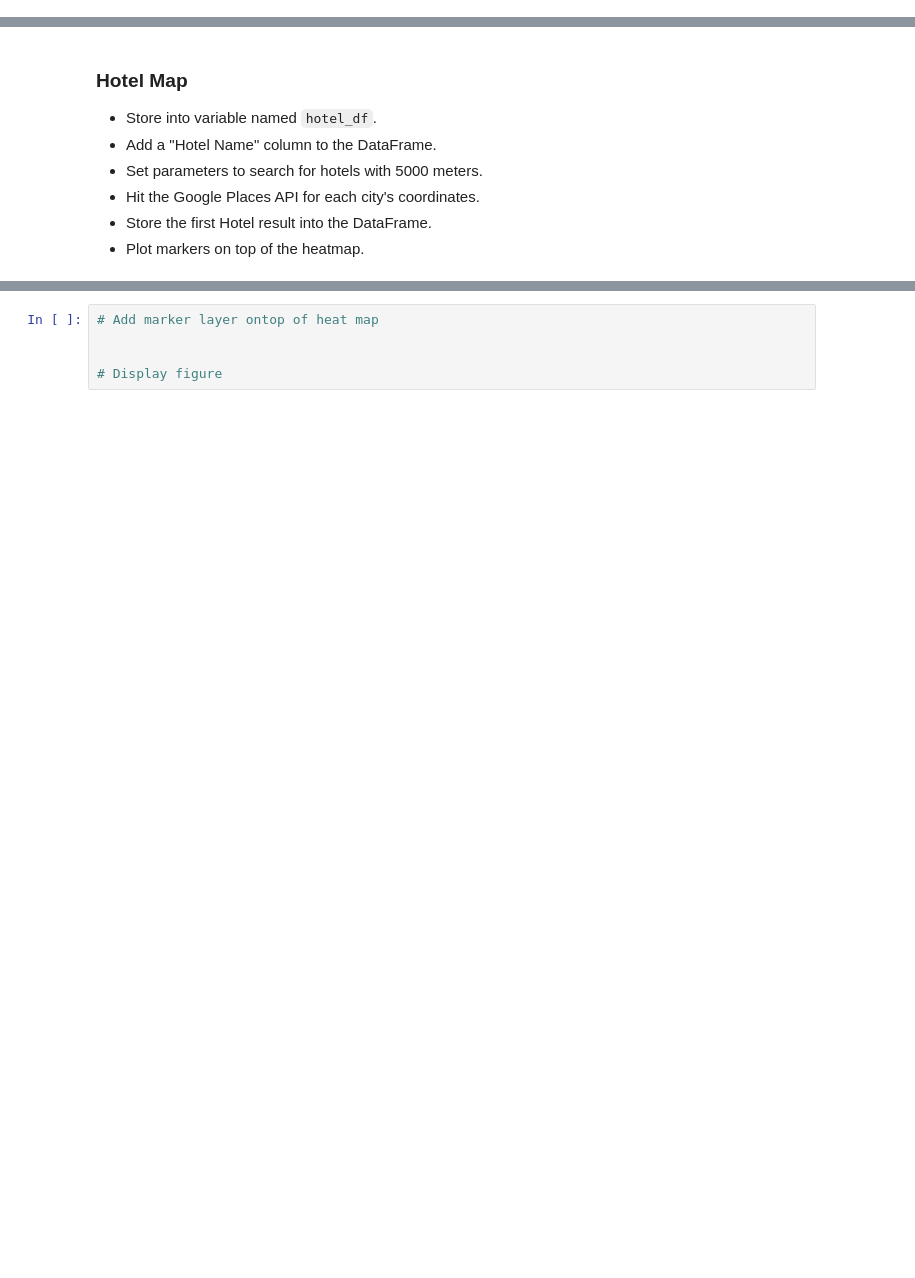
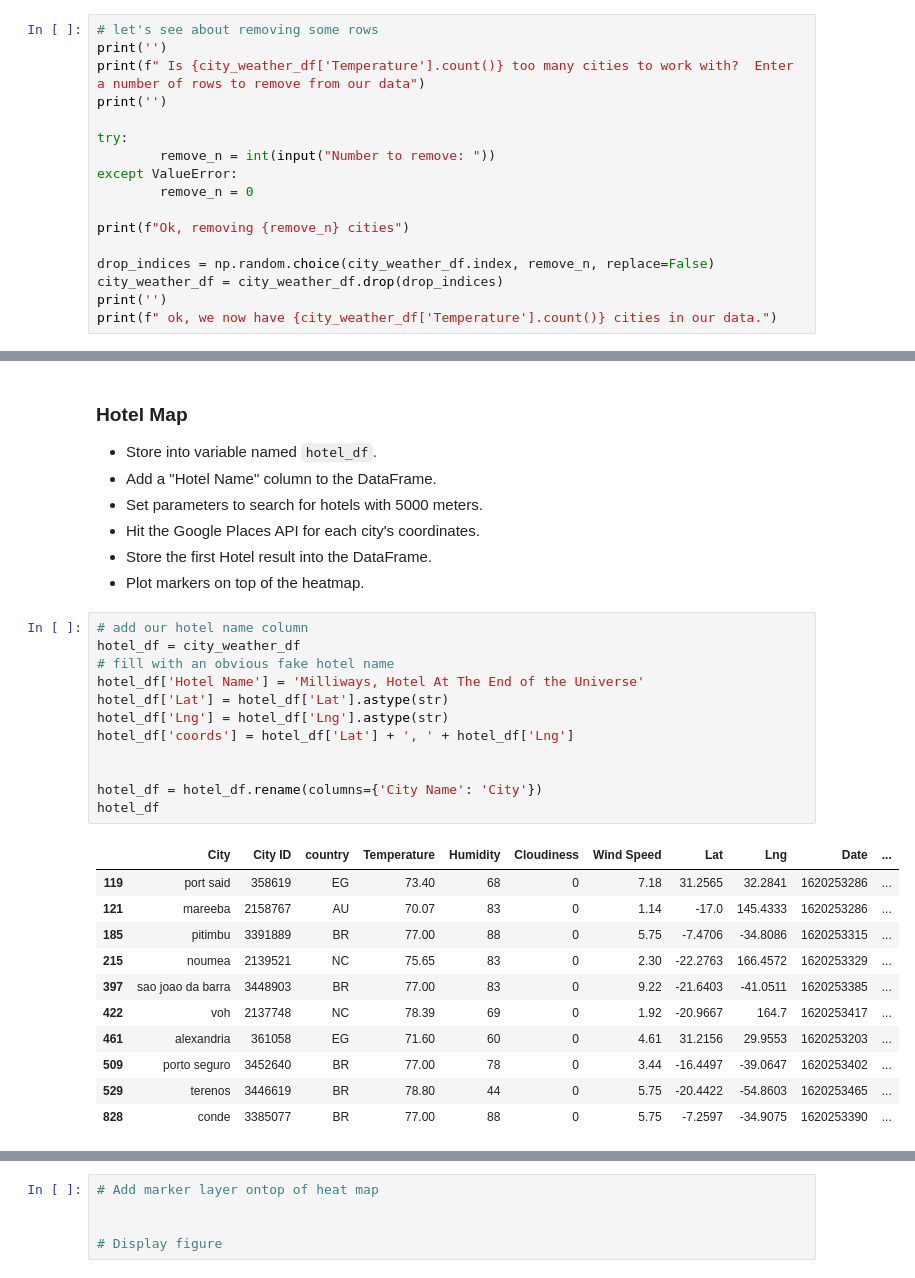
Before and after one commit to stephenbpeters/python-api-challenge, a Jupyter notebook: VacationPy/VacationPy.ipynb, the cells around one changed output, grey strips where cells are left out. Cells and saved outputs as stored; diff of their text form; blank space fills up the shorter version.

```diff
--- a/VacationPy/VacationPy.ipynb
+++ b/VacationPy/VacationPy.ipynb
@@ -42,0 +160,17 @@ if g_key == 'YOUR KEY HERE!':
+# %%
+# let's see about removing some rows
+print('')
+print(f" Is {city_weather_df['Temperature'].count()} too many cities to work with?  Enter a number of rows to remove from our data")
+print('')
+
+try:
+        remove_n = int(input("Number to remove: "))
+except ValueError:
+        remove_n = 0
+
+print(f"Ok, removing {remove_n} cities")
+
+drop_indices = np.random.choice(city_weather_df.index, remove_n, replace=False)
+city_weather_df = city_weather_df.drop(drop_indices)
+print('')
+print(f" ok, we now have {city_weather_df['Temperature'].count()} cities in our data.")
@@ -48,3 +189,27 @@ if g_key == 'YOUR KEY HERE!':
 * Hit the Google Places API for each city's coordinates.
 * Store the first Hotel result into the DataFrame.
 * Plot markers on top of the heatmap.
+# %%
+# add our hotel name column
+hotel_df = city_weather_df
+# fill with an obvious fake hotel name
+hotel_df['Hotel Name'] = 'Milliways, Hotel At The End of the Universe'
+hotel_df['Lat'] = hotel_df['Lat'].astype(str)
+hotel_df['Lng'] = hotel_df['Lng'].astype(str)
+hotel_df['coords'] = hotel_df['Lat'] + ', ' + hotel_df['Lng']
+
+
+hotel_df = hotel_df.rename(columns={'City Name': 'City'})
+hotel_df
+# %% [output]
+|  | City | City ID | country | Temperature | Humidity | Cloudiness | Wind Speed | Lat | Lng | Date | ... |
+| 119 | port said | 358619 | EG | 73.40 | 68 | 0 | 7.18 | 31.2565 | 32.2841 | 1620253286 | ... |
+| 121 | mareeba | 2158767 | AU | 70.07 | 83 | 0 | 1.14 | -17.0 | 145.4333 | 1620253286 | ... |
+| 185 | pitimbu | 3391889 | BR | 77.00 | 88 | 0 | 5.75 | -7.4706 | -34.8086 | 1620253315 | ... |
+| 215 | noumea | 2139521 | NC | 75.65 | 83 | 0 | 2.30 | -22.2763 | 166.4572 | 1620253329 | ... |
+| 397 | sao joao da barra | 3448903 | BR | 77.00 | 83 | 0 | 9.22 | -21.6403 | -41.0511 | 1620253385 | ... |
+| 422 | voh | 2137748 | NC | 78.39 | 69 | 0 | 1.92 | -20.9667 | 164.7 | 1620253417 | ... |
+| 461 | alexandria | 361058 | EG | 71.60 | 60 | 0 | 4.61 | 31.2156 | 29.9553 | 1620253203 | ... |
+| 509 | porto seguro | 3452640 | BR | 77.00 | 78 | 0 | 3.44 | -16.4497 | -39.0647 | 1620253402 | ... |
+| 529 | terenos | 3446619 | BR | 78.80 | 44 | 0 | 5.75 | -20.4422 | -54.8603 | 1620253465 | ... |
+| 828 | conde | 3385077 | BR | 77.00 | 88 | 0 | 5.75 | -7.2597 | -34.9075 | 1620253390 | ... |
```
Also changed, not shown: parts of 9 cells of this notebook, 8 other files.
